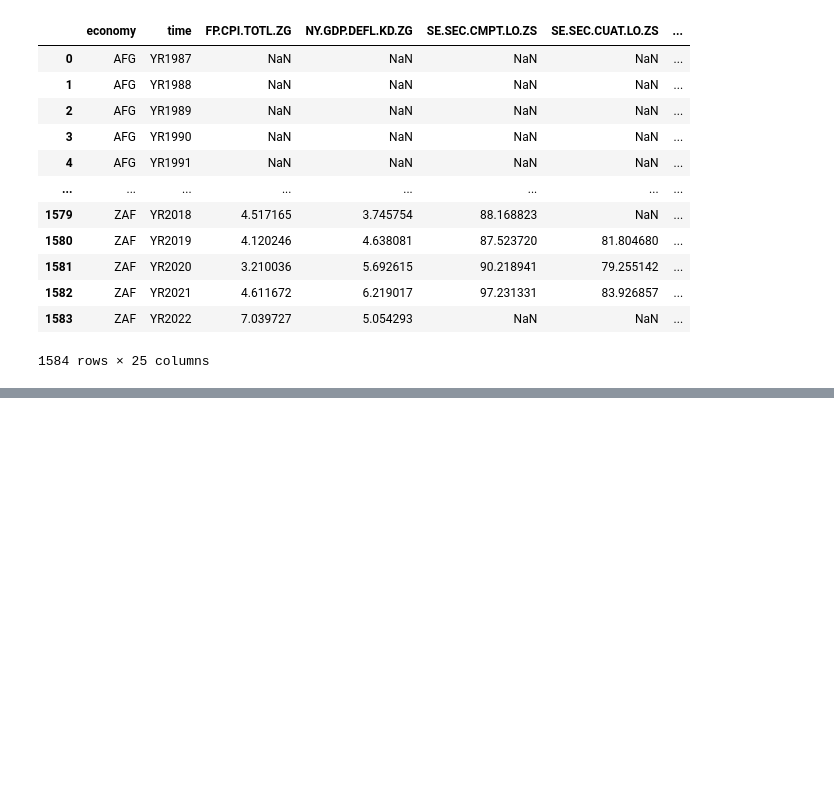
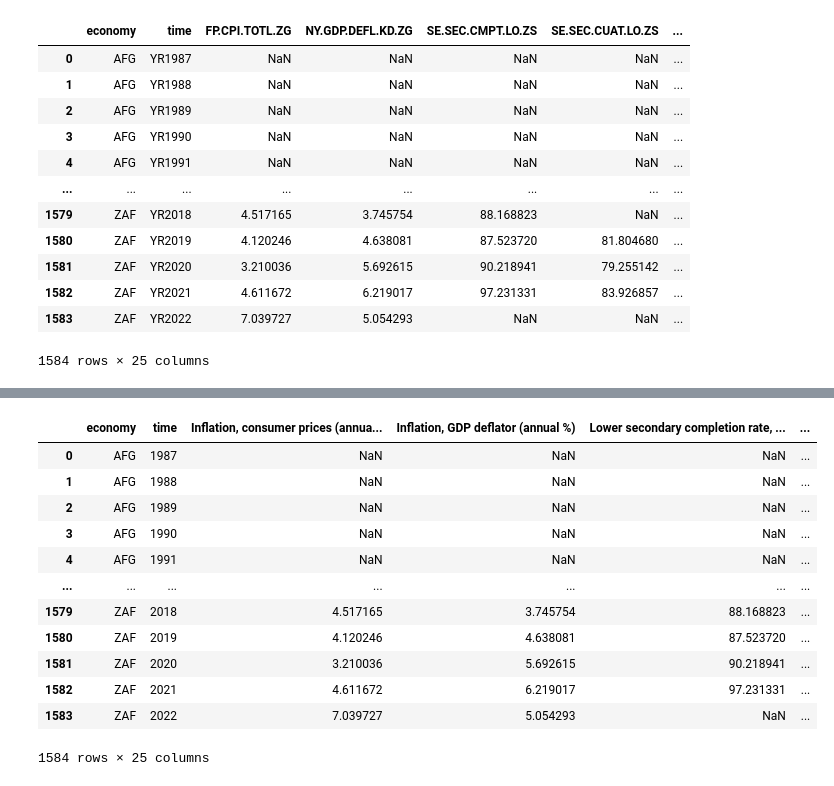
Before and after one commit to fercof87/PF-Esperanza-De-Vida, a Jupyter notebook: data api/data_api_opt.ipynb, the cells around one changed output, grey strips where cells are left out. Saved outputs shown, nothing was run; the diff lists cells and outputs as text; code cells hidden in the pictures; blank space fills up the shorter version.

```diff
--- a/data api/data_api_opt.ipynb
+++ b/data api/data_api_opt.ipynb
@@ -74,0 +87,26 @@ df_wdi
+# %%
+df_wdi['time'] = df_wdi['time'].str.replace('YR', '')
+# %%
+nombres_series = ['Inflation, consumer prices (annual %)',
+                   'Inflation, GDP deflator (annual %)',
+                  'Lower secondary completion rate, total (% of relevant age group)',
+                  'Educational attainment, at least completed lower secondary, population 25+, total (%) (cumulative)',
+                  'Educational attainment, at least completed post-secondary, population 25+, total (%) (cumulative)',
+                  'Educational attainment, at least completed upper secondary, population 25+, total (%) (cumulative)',
+                  'Domestic private health expenditure per capita (current US$)',
+                  'Life expectancy at birth, female (years)',
+                  'Life expectancy at birth, total (years)',
+                  'Life expectancy at birth, male (years)',
+                  'Population ages 0-14, total',
+                  'Population ages 15-64, female',
+                  'Population ages 15-64, male',
+                  'Population ages 15-64, total',
+                  'Population ages 65 and above, female',
+                  'Population ages 65 and above, male',
+                  'Population ages 65 and above, total',
+                  'Population growth (annual %)',
+                  'Population, total',
+                  'Population, female',
+                  'Rural population growth (annual %)',
+                  'Urban population growth (annual %)',
+                  'Urban population']
@@ -74,0 +117,3 @@ df_wdi
+# %%
+diccionario = dict(zip(df_wdi.columns[2:], nombres_series))
+diccionario
@@ -74,0 +138,17 @@ df_wdi
+# %%
+df_wdi.rename(columns=diccionario, inplace=True)
+df_wdi
+# %% [output]
+|  | economy | time | Inflation, consumer prices (annua... | Inflation, GDP deflator (annual %) | Lower secondary completion rate, ... | ... |
+| 0 | AFG | 1987 | NaN | NaN | NaN | ... |
+| 1 | AFG | 1988 | NaN | NaN | NaN | ... |
+| 2 | AFG | 1989 | NaN | NaN | NaN | ... |
+| 3 | AFG | 1990 | NaN | NaN | NaN | ... |
+| 4 | AFG | 1991 | NaN | NaN | NaN | ... |
+| ... | ... | ... | ... | ... | ... | ... |
+| 1579 | ZAF | 2018 | 4.517165 | 3.745754 | 88.168823 | ... |
+| 1580 | ZAF | 2019 | 4.120246 | 4.638081 | 87.523720 | ... |
+| 1581 | ZAF | 2020 | 3.210036 | 5.692615 | 90.218941 | ... |
+| 1582 | ZAF | 2021 | 4.611672 | 6.219017 | 97.231331 | ... |
+| 1583 | ZAF | 2022 | 7.039727 | 5.054293 | NaN | ... |
+1584 rows × 25 columns
```
Also changed, not shown: parts of 4 cells of this notebook, 4 other files.
